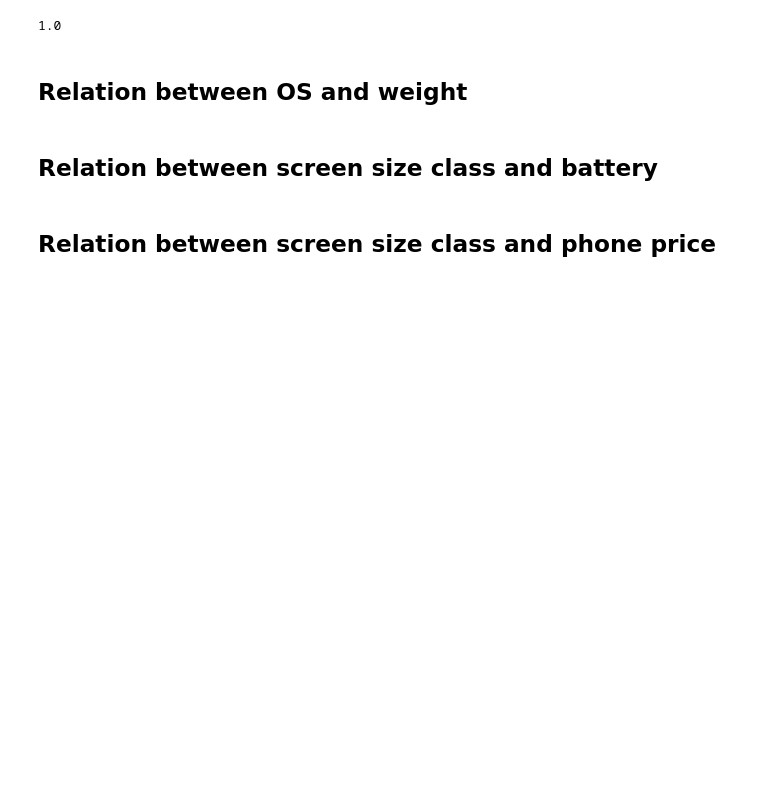
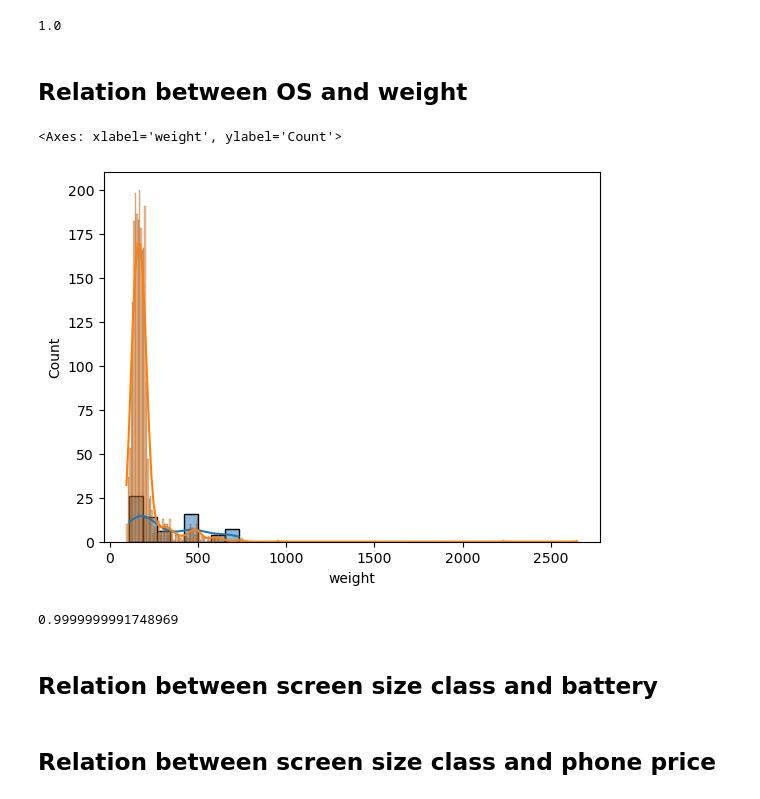
Before and after one commit to sinaaasghari/mobile-land, a Jupyter notebook: statics-analyzing.ipynb, the cells around one changed output. Cells and saved outputs as stored; diff of their text form; code cells hidden in the pictures; blank space fills up the shorter version.

Commit message:
ios vs android weight

```diff
--- a/statics-analyzing.ipynb
+++ b/statics-analyzing.ipynb
@@ -314,6 +314,24 @@ p_value
 1.0
 # %% [markdown]
 ## Relation between OS and weight
+# %%
+df_tmp = df.copy()
+df_tmp = df_tmp[['os_type', 'weight']]
+
+ios = df_tmp[df_tmp['os_type'] == 'iOS']['weight']
+android = df_tmp[df_tmp['os_type'] == 'Android']['weight']
+
+sns.histplot(ios, kde=True)
+sns.histplot(android, kde=True)
+# %% [output]
+<Axes: xlabel='weight', ylabel='Count'>
+[figure, added]
+# %%
+_, p_value = stats.mannwhitneyu(ios, android, alternative='less')
+p_value
+# ios > android
+# %% [output]
+0.9999999991748969
 # %% [markdown]
 ## Relation between screen size class and battery
 # %% [markdown]
```
